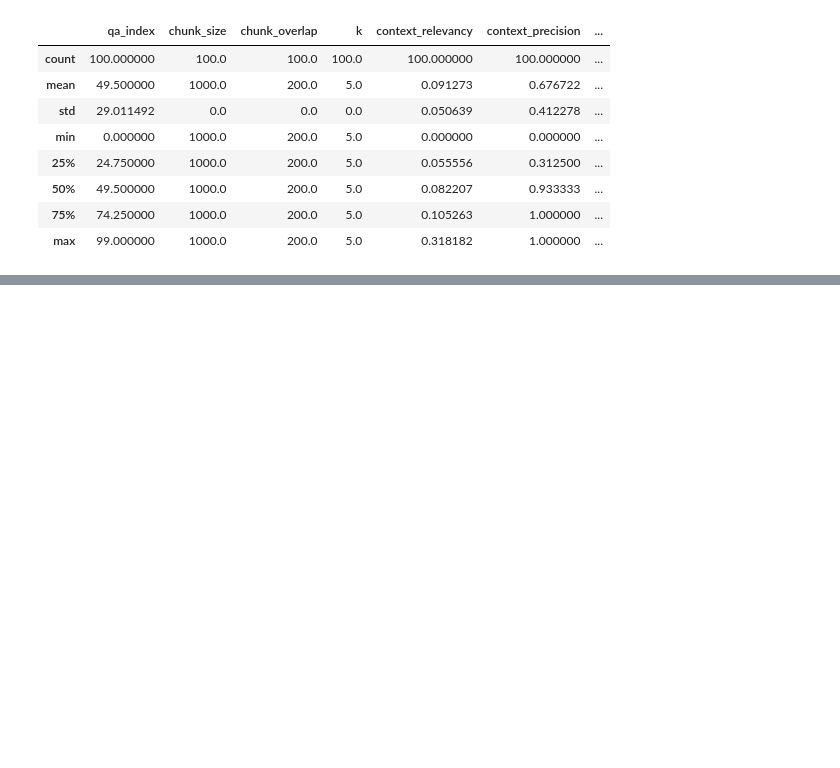
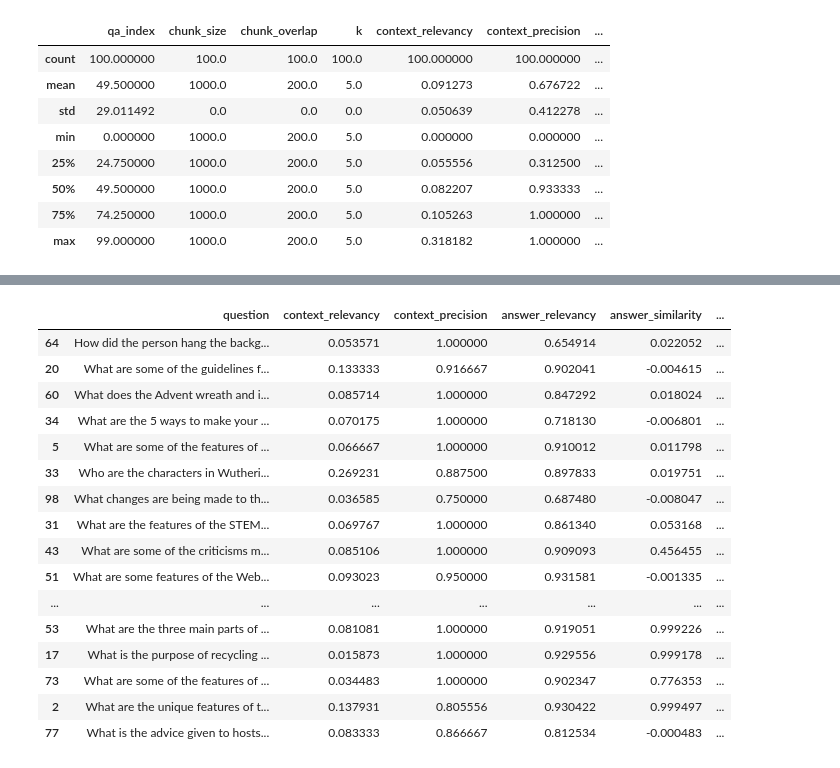
Before and after one commit to NU-MSAI-Practicum/advanced_rag_team_twain, a Jupyter notebook: eval_analysis.ipynb, the cells around one changed output, grey strips where cells are left out. Drawn from its saved outputs; the diff is of its cells as text; code cells hidden in the pictures; blank space fills up the shorter version.

```diff
--- a/eval_analysis.ipynb
+++ b/eval_analysis.ipynb
@@ -42,0 +168,20 @@ Name: count, dtype: int64
+# %%
+data[(data['answer_correctness']<0.5) & (data['context_precision']>0.5)][['question','context_relevancy','context_precision','answer_relevancy','answer_similarity','answer_correctness']].sort_values(by='answer_correctness',ascending=True)
+# %% [output]
+|  | question | context_relevancy | context_precision | answer_relevancy | answer_similarity | ... |
+| 64 | How did the person hang the backg... | 0.053571 | 1.000000 | 0.654914 | 0.022052 | ... |
+| 20 | What are some of the guidelines f... | 0.133333 | 0.916667 | 0.902041 | -0.004615 | ... |
+| 60 | What does the Advent wreath and i... | 0.085714 | 1.000000 | 0.847292 | 0.018024 | ... |
+| 34 | What are the 5 ways to make your ... | 0.070175 | 1.000000 | 0.718130 | -0.006801 | ... |
+| 5 | What are some of the features of ... | 0.066667 | 1.000000 | 0.910012 | 0.011798 | ... |
+| 33 | Who are the characters in Wutheri... | 0.269231 | 0.887500 | 0.897833 | 0.019751 | ... |
+| 98 | What changes are being made to th... | 0.036585 | 0.750000 | 0.687480 | -0.008047 | ... |
+| 31 | What are the features of the STEM... | 0.069767 | 1.000000 | 0.861340 | 0.053168 | ... |
+| 43 | What are some of the criticisms m... | 0.085106 | 1.000000 | 0.909093 | 0.456455 | ... |
+| 51 | What are some features of the Web... | 0.093023 | 0.950000 | 0.931581 | -0.001335 | ... |
+| ... | ... | ... | ... | ... | ... | ... |
+| 53 | What are the three main parts of ... | 0.081081 | 1.000000 | 0.919051 | 0.999226 | ... |
+| 17 | What is the purpose of recycling ... | 0.015873 | 1.000000 | 0.929556 | 0.999178 | ... |
+| 73 | What are some of the features of ... | 0.034483 | 1.000000 | 0.902347 | 0.776353 | ... |
+| 2 | What are the unique features of t... | 0.137931 | 0.805556 | 0.930422 | 0.999497 | ... |
+| 77 | What is the advice given to hosts... | 0.083333 | 0.866667 | 0.812534 | -0.000483 | ... |
```
Also changed, not shown: parts of 21 cells of this notebook, 1 other file.
